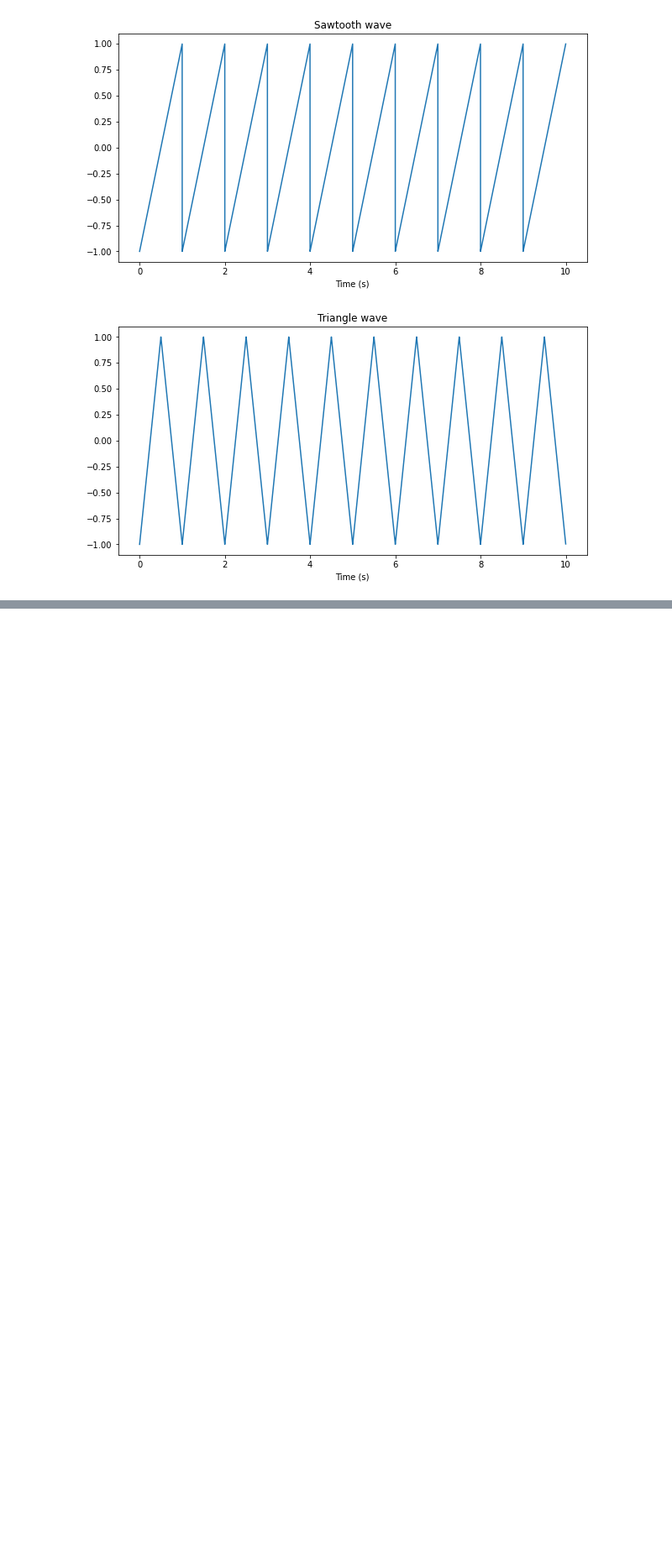
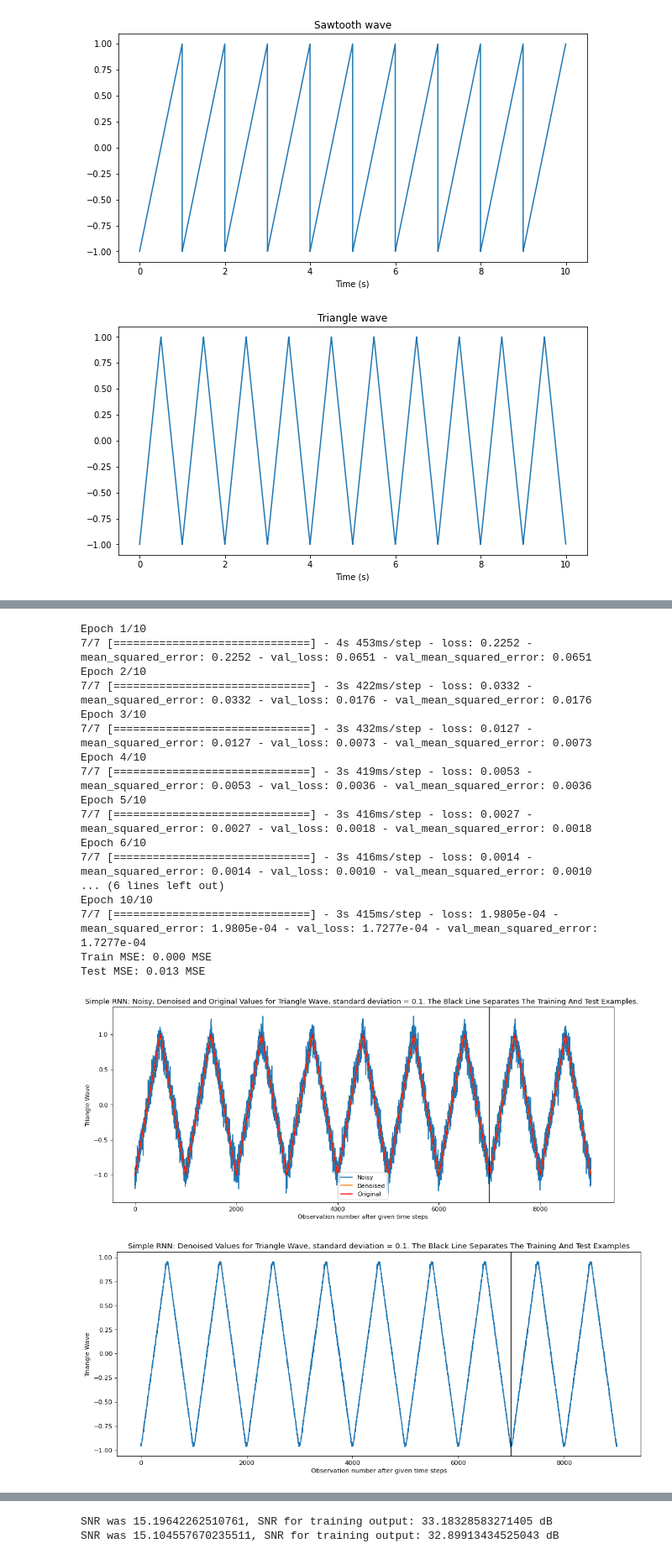
Before and after one commit to asadian98/Deep-Learning-Course-EE25647, a Jupyter notebook: HW3/HW3_Q2.ipynb, the cells around one changed output, grey strips where cells are left out. Shown at 84% size. Drawn from its saved outputs; the diff is of its cells as text; code cells hidden in the pictures; blank space fills up the shorter version.

```diff
--- a/HW3/HW3_Q2.ipynb
+++ b/HW3/HW3_Q2.ipynb
@@ -249,3 +281,23 @@ process(sawtooth_noisy, std = 0.1, Signal_name = 'Sawtooth noisy', lr = 0.001, b
 # %%
 # Simple RNN - Triangle
-process(triangle_noisy, std = 0.1, Signal_name = 'Triangle Wave', lr = 0.001, batch_size = 1, number_of_epochs = 10, verbose = True, LSTM_flag = 0, gridflag = 0)
+process(triangle_wave, std = 0.1, Signal_name = 'Triangle Wave', lr = 0.001, batch_size = 1, number_of_epochs = 10, verbose = True, LSTM_flag = 0, gridflag = 0)
+# %% [output]
+Epoch 1/10
+7/7 [==============================] - 4s 453ms/step - loss: 0.2252 - mean_squared_error: 0.2252 - val_loss: 0.0651 - val_mean_squared_error: 0.0651
+Epoch 2/10
+7/7 [==============================] - 3s 422ms/step - loss: 0.0332 - mean_squared_error: 0.0332 - val_loss: 0.0176 - val_mean_squared_error: 0.0176
+Epoch 3/10
+7/7 [==============================] - 3s 432ms/step - loss: 0.0127 - mean_squared_error: 0.0127 - val_loss: 0.0073 - val_mean_squared_error: 0.0073
+Epoch 4/10
+7/7 [==============================] - 3s 419ms/step - loss: 0.0053 - mean_squared_error: 0.0053 - val_loss: 0.0036 - val_mean_squared_error: 0.0036
+Epoch 5/10
+7/7 [==============================] - 3s 416ms/step - loss: 0.0027 - mean_squared_error: 0.0027 - val_loss: 0.0018 - val_mean_squared_error: 0.0018
+Epoch 6/10
+7/7 [==============================] - 3s 416ms/step - loss: 0.0014 - mean_squared_error: 0.0014 - val_loss: 0.0010 - val_mean_squared_error: 0.0010
+... (6 lines left out)
+Epoch 10/10
+7/7 [==============================] - 3s 415ms/step - loss: 1.9805e-04 - mean_squared_error: 1.9805e-04 - val_loss: 1.7277e-04 - val_mean_squared_error: 1.7277e-04
+Train MSE: 0.000 MSE
+Test MSE: 0.013 MSE
+[figure, added]
+[figure, added]
@@ -251,0 +305,2 @@ process(triangle_noisy, std = 0.1, Signal_name = 'Triangle Wave', lr = 0.001, ba
+SNR was 15.19642262510761, SNR for training output: 33.18328583271405 dB
+SNR was 15.104557670235511, SNR for training output: 32.89913434525043 dB
```
Also changed, not shown: parts of 19 cells of this notebook.
